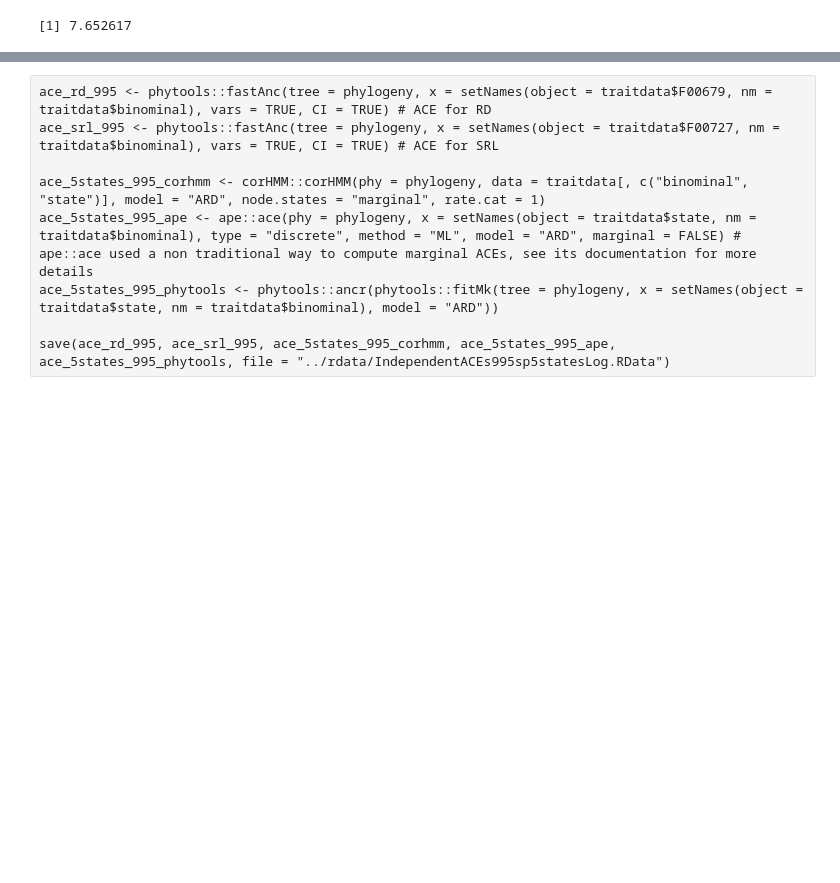
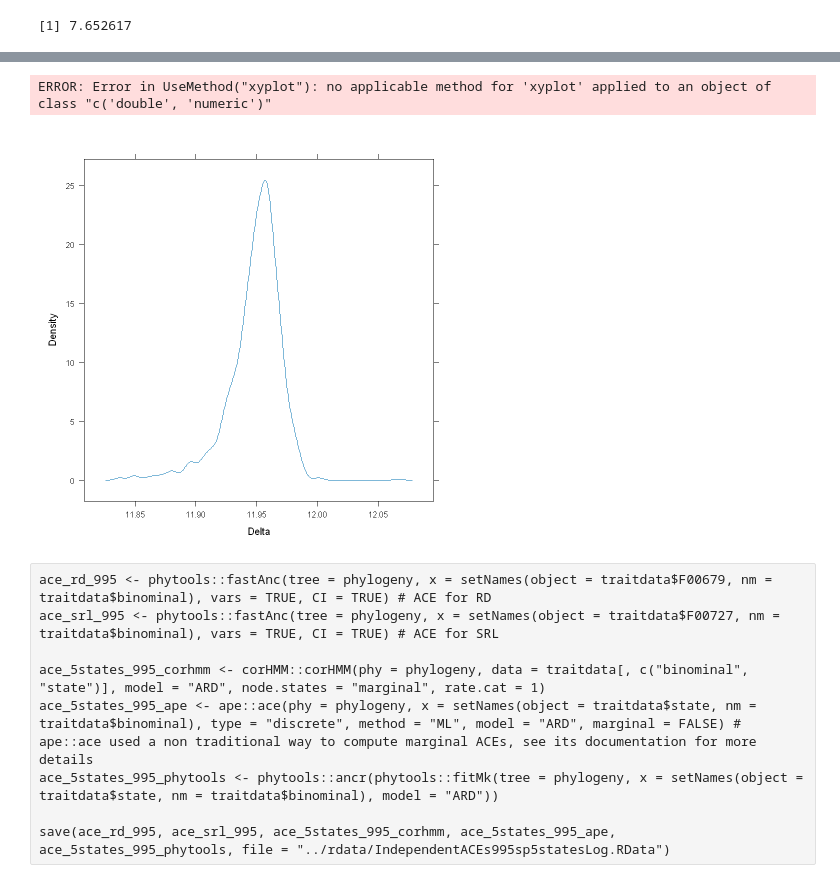
Before and after one commit to anoban/wsu, a Jupyter notebook: R/notebooks/traverseaces.ipynb, the cells around one changed output, grey strips where cells are left out. Saved outputs shown, nothing was run; the diff lists cells and outputs as text; code cells hidden in the pictures; blank space fills up the shorter version.

```diff
--- a/R/notebooks/traverseaces.ipynb
+++ b/R/notebooks/traverseaces.ipynb
@@ -372,3 +355,8 @@ abline(h=deltastat, col="red")
+# %%
+densityplot(random_delta, xlab = "Delta", plot.points = FALSE)
+# %% [output]
+ERROR: Error in UseMethod("xyplot"): no applicable method for 'xyplot' applied to an object of class "c('double', 'numeric')"
+[figure, added]
 # %% [raw]
 ace_rd_995 <- phytools::fastAnc(tree = phylogeny, x = setNames(object = traitdata$F00679, nm = traitdata$binominal), vars = TRUE, CI = TRUE) # ACE for RD
 ace_srl_995 <- phytools::fastAnc(tree = phylogeny, x = setNames(object = traitdata$F00727, nm = traitdata$binominal), vars = TRUE, CI = TRUE) # ACE for SRL
```
Also changed, not shown: parts of 12 cells of this notebook.
